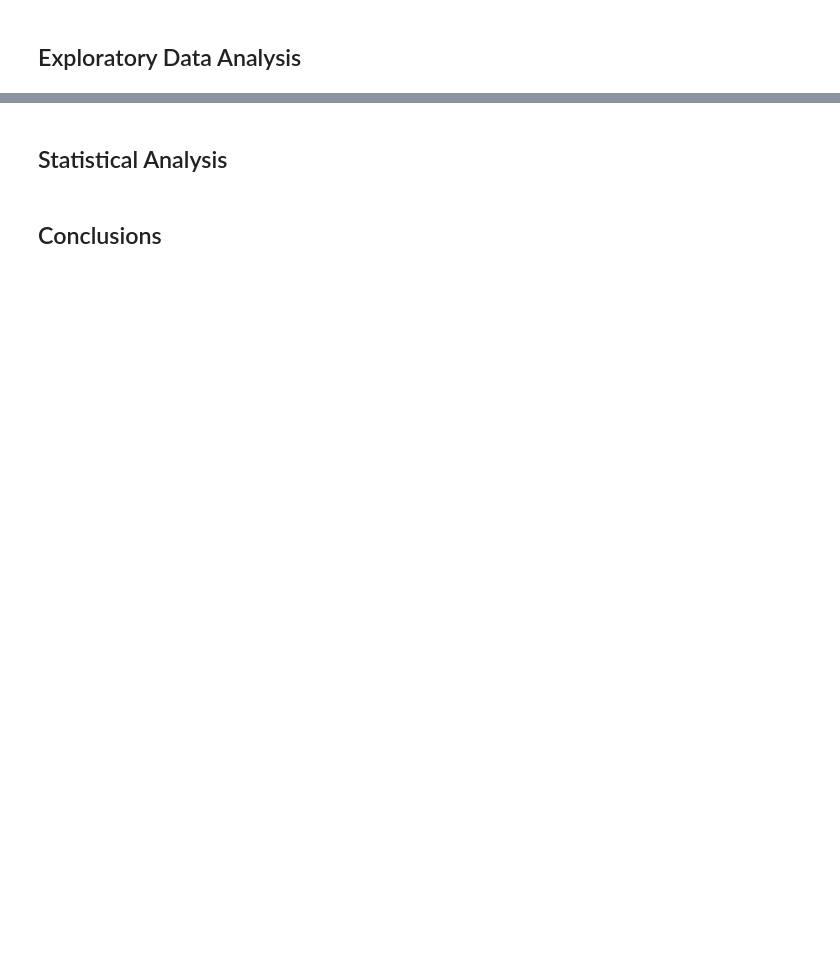
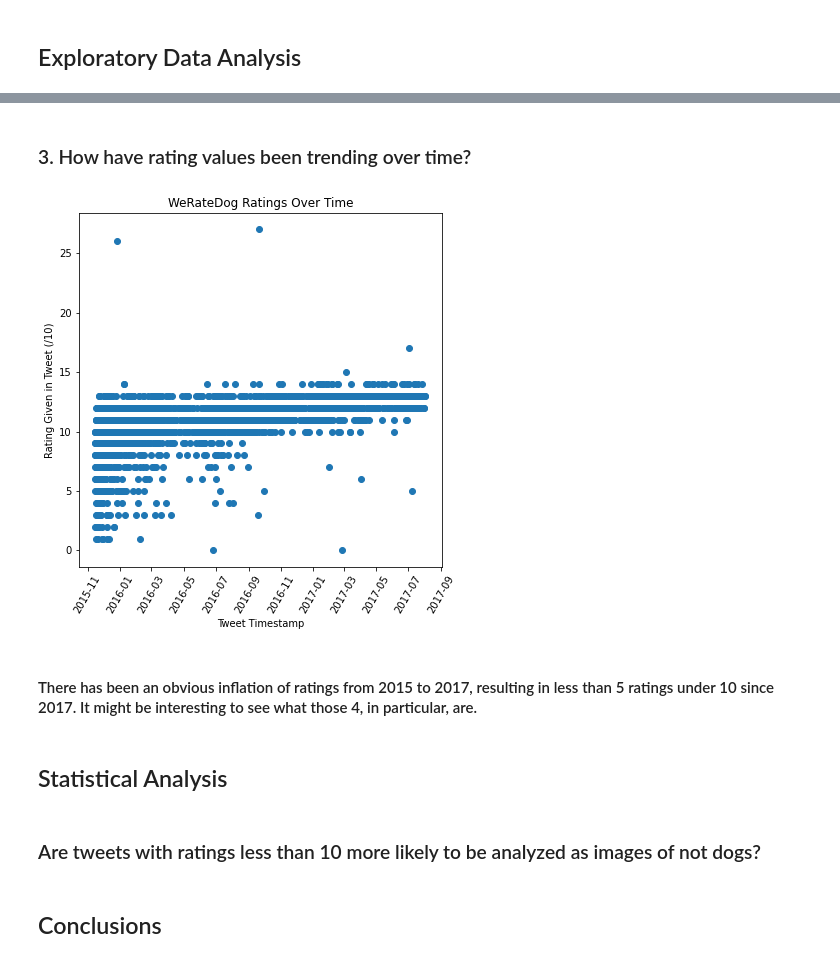
Before and after one commit to shwangelmer/udacityDANDproject5, a Jupyter notebook: wrangle_act.ipynb, the cells around one changed output, grey strips where cells are left out. Cells and saved outputs as stored; diff of their text form; code cells hidden in the pictures; blank space fills up the shorter version.

```diff
--- a/wrangle_act.ipynb
+++ b/wrangle_act.ipynb
@@ -473,6 +546,21 @@ df_tweet.shape
+# %% [markdown]
+### 3. How have rating values been trending over time?
+# %%
+f, ax = plt.subplots(figsize=(6.5, 6.5))
+plt.xticks(rotation=60)
+plt.xlabel('Tweet Timestamp')
+plt.ylabel('Rating Given in Tweet (/10)')
+plt.title('WeRateDog Ratings Over Time')
+plt.scatter(df_tweet.created_at, df_tweet.rating_numerator);
+# %% [output]
+[figure, added]
+# %% [markdown]
+#### There has been an obvious inflation of ratings from 2015 to 2017, resulting in less than 5 ratings under 10 since 2017. It might be interesting to see what those 4, in particular, are.
 # %% [markdown]
 <a id='stats'></a>
 ## Statistical Analysis
+# %% [markdown]
+### Are tweets with ratings less than 10 more likely to be analyzed as images of not dogs?
 # %% [markdown]
 <a id='conclusions'></a>
 ## Conclusions
```
Also changed, not shown: parts of 21 cells of this notebook.
